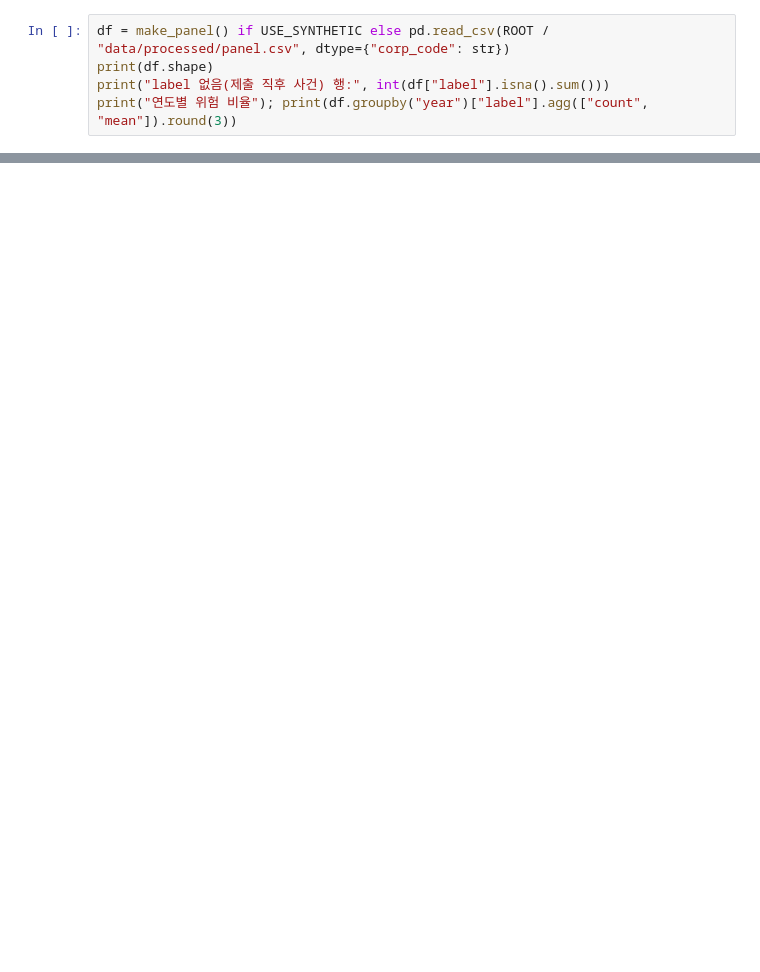
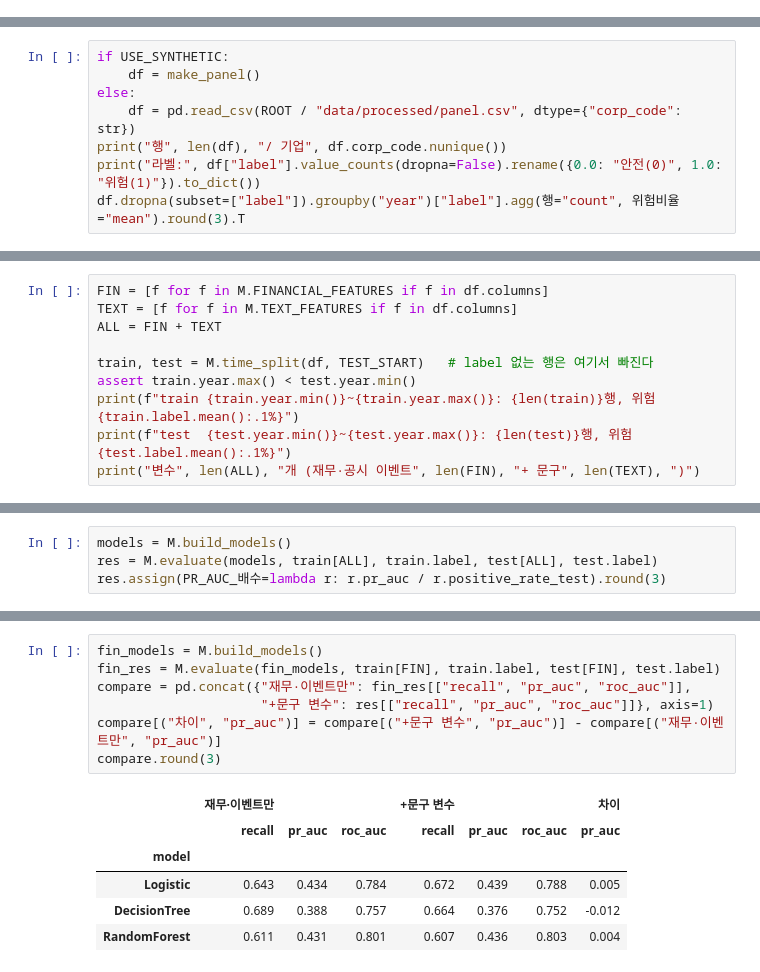
Before and after one commit to letinu6-maker/dart-risk-agent, a Jupyter notebook: notebooks/ml_model.ipynb, the cells around one changed output, grey strips where cells are left out. Cells and saved outputs as stored; diff of their text form; blank space fills up the shorter version.

```diff
--- a/notebooks/ml_model.ipynb
+++ b/notebooks/ml_model.ipynb
@@ -38,5 +0,0 @@ plt.rcParams["axes.unicode_minus"] = False
-# %%
-df = make_panel() if USE_SYNTHETIC else pd.read_csv(ROOT / "data/processed/panel.csv", dtype={"corp_code": str})
-print(df.shape)
-print("label 없음(제출 직후 사건) 행:", int(df["label"].isna().sum()))
-print("연도별 위험 비율"); print(df.groupby("year")["label"].agg(["count", "mean"]).round(3))
@@ -106,0 +52,8 @@ compare.round(3)
+# %%
+if USE_SYNTHETIC:
+    df = make_panel()
+else:
+    df = pd.read_csv(ROOT / "data/processed/panel.csv", dtype={"corp_code": str})
+print("행", len(df), "/ 기업", df.corp_code.nunique())
+print("라벨:", df["label"].value_counts(dropna=False).rename({0.0: "안전(0)", 1.0: "위험(1)"}).to_dict())
+df.dropna(subset=["label"]).groupby("year")["label"].agg(행="count", 위험비율="mean").round(3).T
@@ -106,0 +72,10 @@ compare.round(3)
+# %%
+FIN = [f for f in M.FINANCIAL_FEATURES if f in df.columns]
+TEXT = [f for f in M.TEXT_FEATURES if f in df.columns]
+ALL = FIN + TEXT
+
+train, test = M.time_split(df, TEST_START)   # label 없는 행은 여기서 빠진다
+assert train.year.max() < test.year.min()
+print(f"train {train.year.min()}~{train.year.max()}: {len(train)}행, 위험 {train.label.mean():.1%}")
+print(f"test  {test.year.min()}~{test.year.max()}: {len(test)}행, 위험 {test.label.mean():.1%}")
+print("변수", len(ALL), "개 (재무·공시 이벤트", len(FIN), "+ 문구", len(TEXT), ")")
@@ -106,0 +106,4 @@ compare.round(3)
+# %%
+models = M.build_models()
+res = M.evaluate(models, train[ALL], train.label, test[ALL], test.label)
+res.assign(PR_AUC_배수=lambda r: r.pr_auc / r.positive_rate_test).round(3)
@@ -106,0 +197,14 @@ compare.round(3)
+# %%
+fin_models = M.build_models()
+fin_res = M.evaluate(fin_models, train[FIN], train.label, test[FIN], test.label)
+compare = pd.concat({"재무·이벤트만": fin_res[["recall", "pr_auc", "roc_auc"]],
+                     "+문구 변수": res[["recall", "pr_auc", "roc_auc"]]}, axis=1)
+compare[("차이", "pr_auc")] = compare[("+문구 변수", "pr_auc")] - compare[("재무·이벤트만", "pr_auc")]
+compare.round(3)
+# %% [output]
+|  | 재무·이벤트만 |  |  | +문구 변수 |  |  | 차이 |
+|  | recall | pr_auc | roc_auc | recall | pr_auc | roc_auc | pr_auc |
+| model |  |  |  |  |  |  |  |
+| Logistic | 0.643 | 0.434 | 0.784 | 0.672 | 0.439 | 0.788 | 0.005 |
+| DecisionTree | 0.689 | 0.388 | 0.757 | 0.664 | 0.376 | 0.752 | -0.012 |
+| RandomForest | 0.611 | 0.431 | 0.801 | 0.607 | 0.436 | 0.803 | 0.004 |
```
Also changed, not shown: parts of 44 cells of this notebook, 4 other files.
